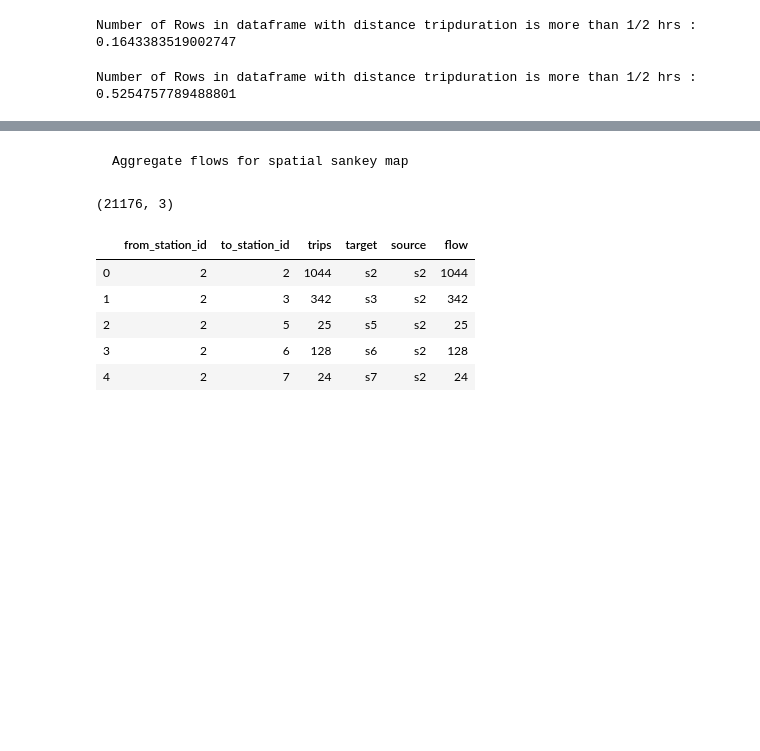
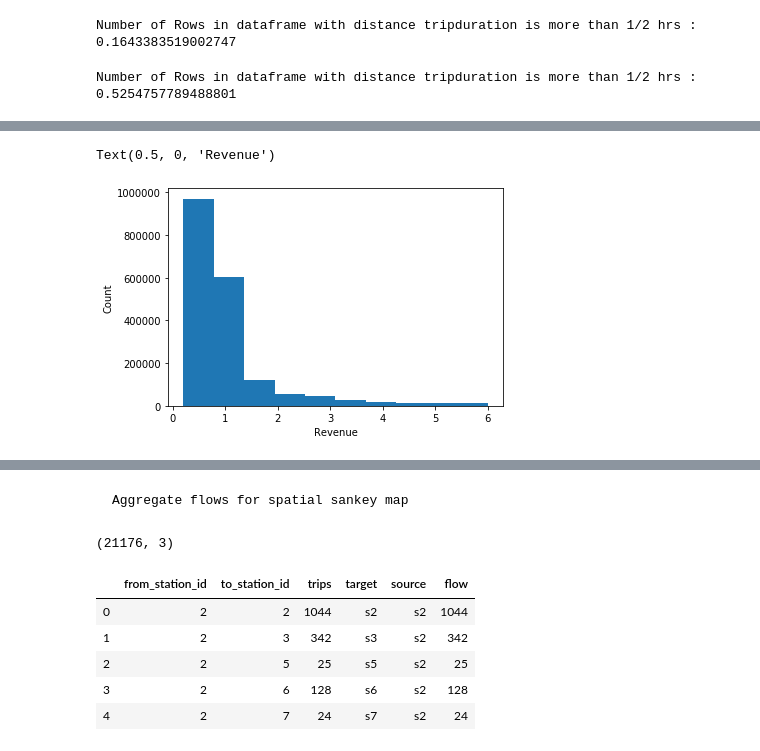
Before and after one commit to mohitroy2502/Chicago-Divvy-DPA-Project, a Jupyter notebook: DPA Project Problem Statement 5.ipynb, the cells around one changed output, grey strips where cells are left out. Drawn from its saved outputs; the diff is of its cells as text; code cells hidden in the pictures; blank space fills up the shorter version.

```diff
--- a/DPA Project Problem Statement 5.ipynb
+++ b/DPA Project Problem Statement 5.ipynb
@@ -354,0 +413,8 @@ merge_total.sort_values(by ='revenue').tail()
+# %%
+revenue = merge_total['revenue']
+plt.hist(revenue)
+plt.ylabel('Count')
+plt.xlabel('Revenue')
+# %% [output]
+Text(0.5, 0, 'Revenue')
+[figure, added]
```
Also changed, not shown: parts of 52 cells of this notebook.
